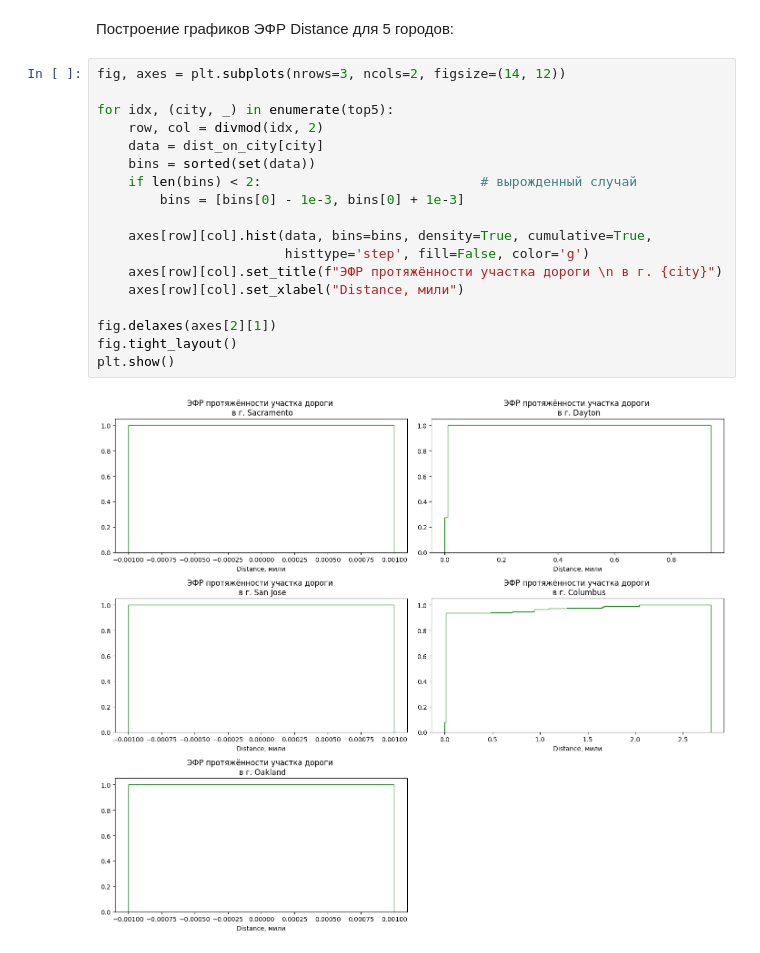
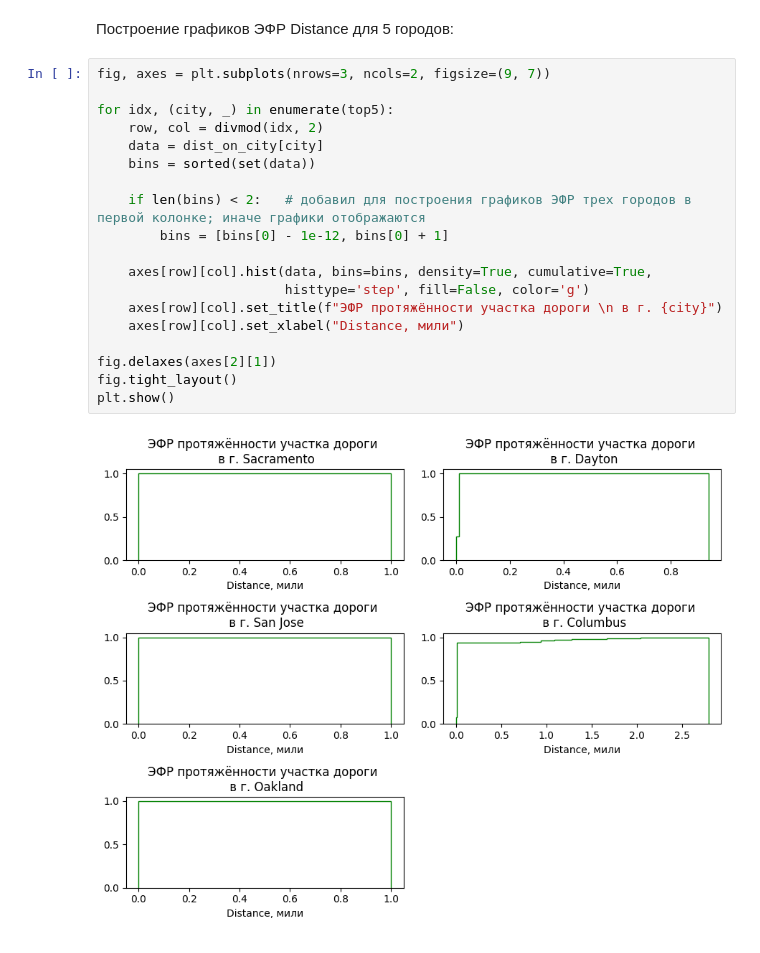
Before and after one commit to DJARTUR25/Introduction-in-Data-Science, a Jupyter notebook: Практика 2/Евсеев, №2.ipynb, the cells around one changed output. Cells and saved outputs as stored; diff of their text form.

```diff
--- a/Практика 2/Евсеев, №2.ipynb
+++ b/Практика 2/Евсеев, №2.ipynb
@@ -492,22 +481,23 @@ for i in range(1, num_rows):
 # %% [markdown]
 Построение графиков ЭФР Distance для 5 городов:
 # %%
-fig, axes = plt.subplots(nrows=3, ncols=2, figsize=(14, 12))
+fig, axes = plt.subplots(nrows=3, ncols=2, figsize=(9, 7))
 
 for idx, (city, _) in enumerate(top5):
     row, col = divmod(idx, 2)
     data = dist_on_city[city]
     bins = sorted(set(data))
-    if len(bins) < 2:                            # вырожденный случай
-        bins = [bins[0] - 1e-3, bins[0] + 1e-3]
+
+    if len(bins) < 2:   # добавил для построения графиков ЭФР трех городов в первой колонке; иначе графики отображаются
+        bins = [bins[0] - 1e-12, bins[0] + 1]
 
     axes[row][col].hist(data, bins=bins, density=True, cumulative=True,
                         histtype='step', fill=False, color='g')
     axes[row][col].set_title(f"ЭФР протяжённости участка дороги \n в г. {city}")
     axes[row][col].set_xlabel("Distance, мили")
 
 fig.delaxes(axes[2][1])
 fig.tight_layout()
 plt.show()
 # %% [output]
-[figure, old version]
+[figure, new version]
```
Also changed, not shown: parts of 5 cells of this notebook.
